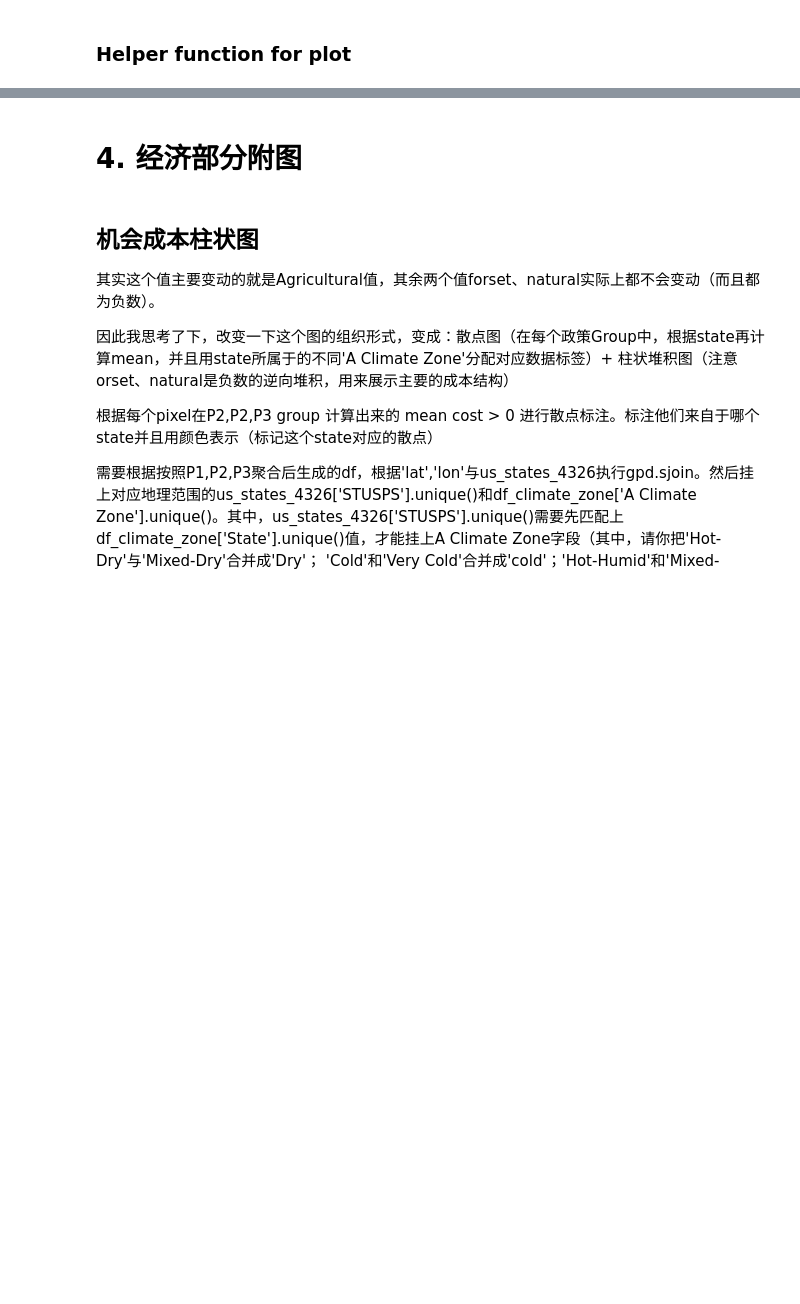
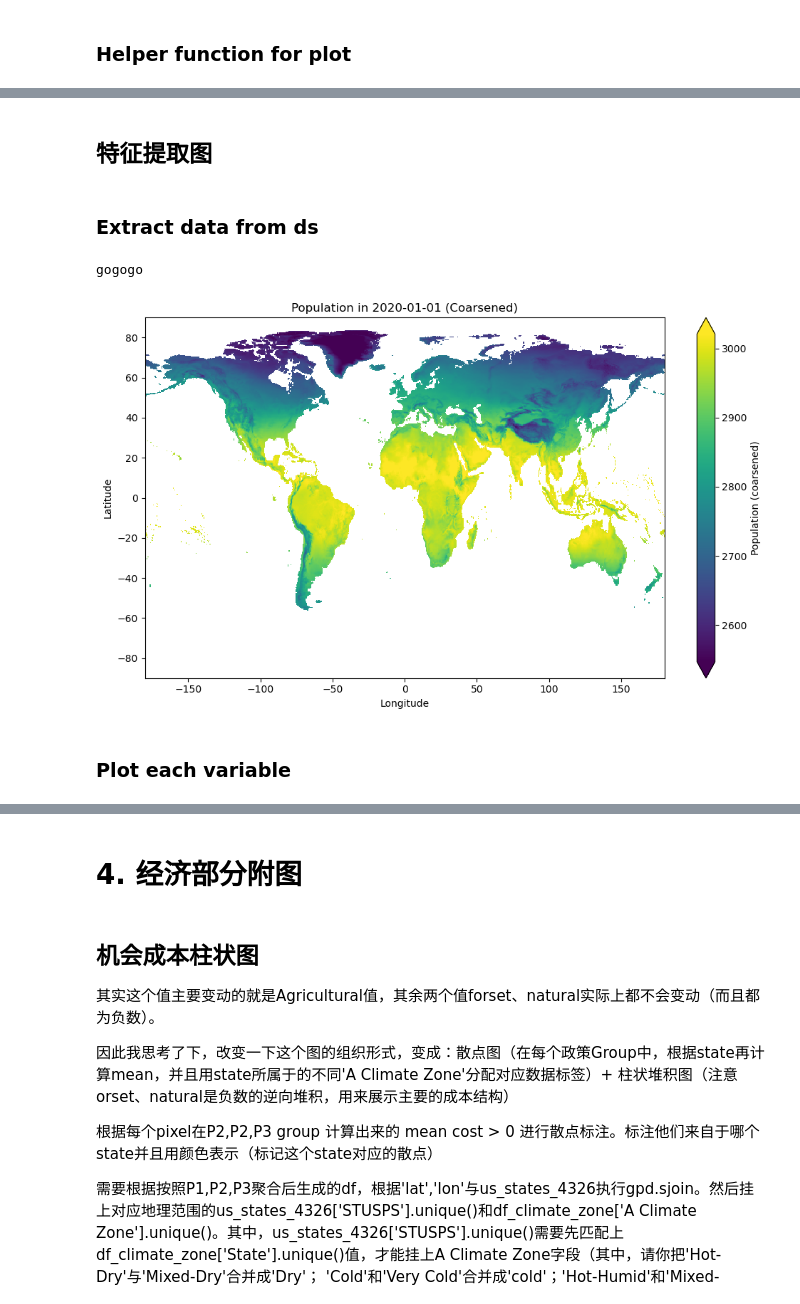
Before and after one commit to px39n/Landuse_Zhong, a Jupyter notebook: 7.3 Appendix_figure.ipynb, the cells around one changed output, grey strips where cells are left out. Cells and saved outputs as stored; diff of their text form; code cells hidden in the pictures; blank space fills up the shorter version.

```diff
--- a/7.3 Appendix_figure.ipynb
+++ b/7.3 Appendix_figure.ipynb
@@ -697,0 +685,35 @@ df_abandon_filtered
+# %% [markdown]
+## 特征提取图
+# %% [markdown]
+### Extract data from ds
+# %%
+from function import load_all_ds_emission, load_all_ds
+
+ds_carbon=load_all_ds_emission()
+ds_feat=load_all_ds()
+output_dir = r'D:\xarray\us_aligned'
+# %% [output]
+gogogo
+# %%
+import matplotlib.pyplot as plt
+
+# Select the Population data for 2020-01-01
+pop_2020 = ds_feat['tas'].sel(time='2020-01-01')
+
+# Coarsen the data for faster/lower-res plotting (e.g., by factor of 5 in both dims)
+pop_2020_coarse = pop_2020.coarsen(lat=50, lon=50, boundary='trim').mean()
+
+# Plot the coarsened data
+plt.figure(figsize=(10, 6))
+pop_2020_coarse.plot(
+    cmap='viridis',
+    robust=True,
+    cbar_kwargs={'label': 'Population (coarsened)'}
+)
+plt.title('Population in 2020-01-01 (Coarsened)')
+plt.xlabel('Longitude')
+plt.ylabel('Latitude')
+plt.tight_layout()
+plt.show()
+# %% [output]
+[figure, added]
@@ -697,0 +734,2 @@ df_abandon_filtered
+# %% [markdown]
+### Plot each variable
```
Also changed, not shown: parts of 15 cells of this notebook, 5 other files.
